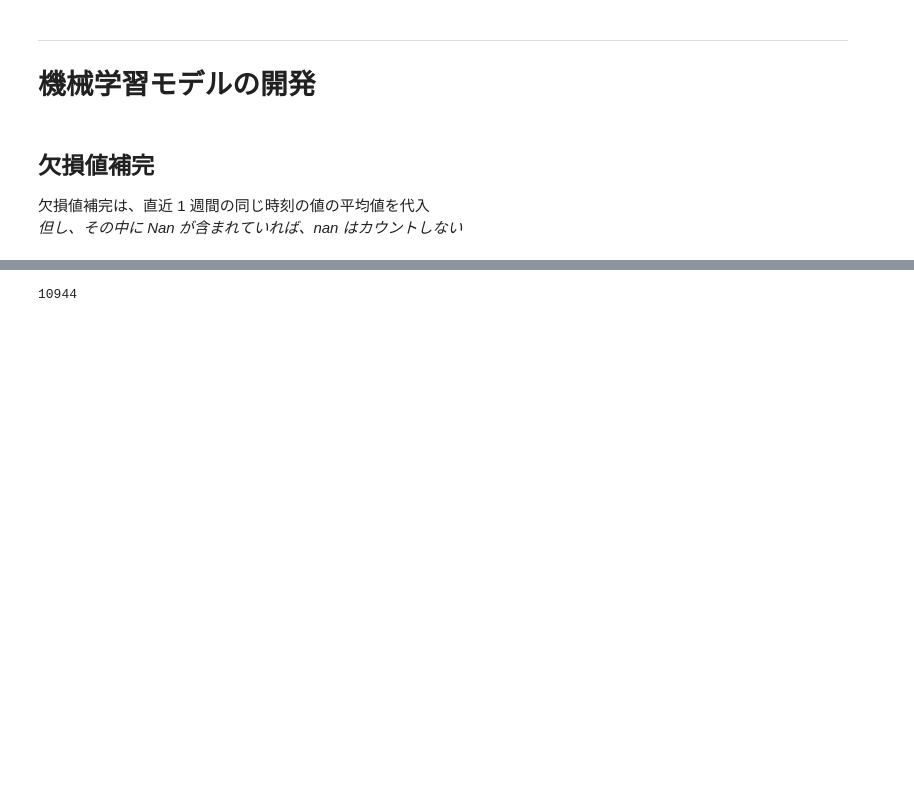
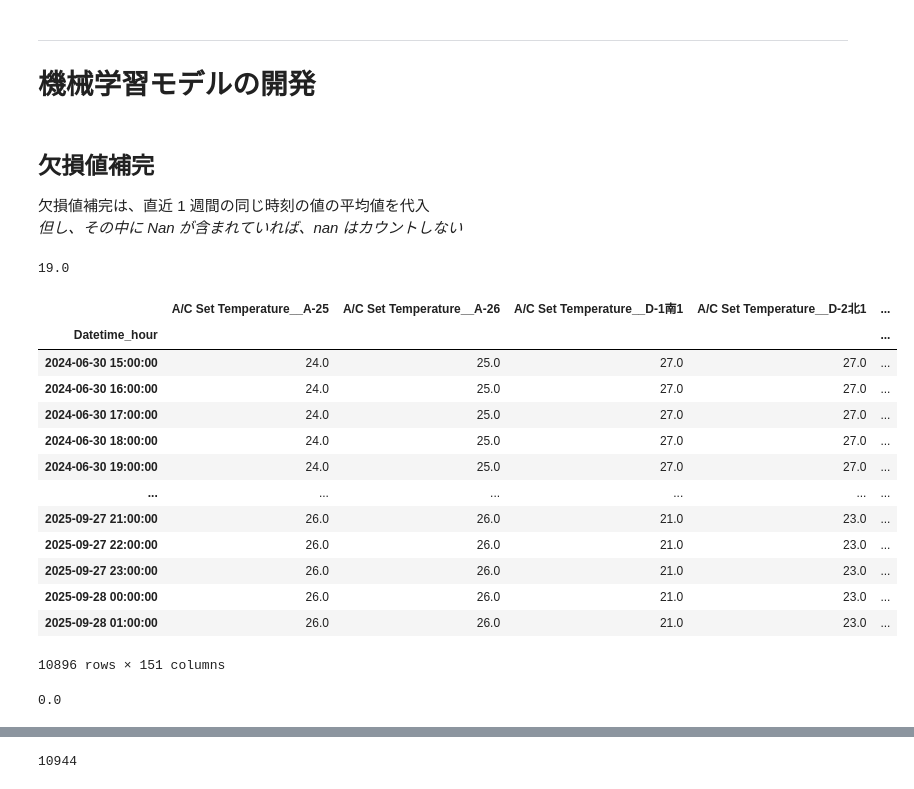
Before and after one commit to MENTERU/AIrux8_opti_logic_prod, a Jupyter notebook: services/airux8-optimize/notebooks/building_level_planner_東光作業.ipynb, the cells around one changed output, grey strips where cells are left out. Cells and saved outputs as stored; diff of their text form; code cells hidden in the pictures; blank space fills up the shorter version.

```diff
--- a/services/airux8-optimize/notebooks/building_level_planner_東光作業.ipynb
+++ b/services/airux8-optimize/notebooks/building_level_planner_東光作業.ipynb
@@ -569,0 +462,4 @@ def fill_missing_with_same_time_last_week(
+# %%
+hourly_merged["A/C Set Temperature__D-7南2"].min()
+# %% [output]
+19.0
@@ -570,6 +819,29 @@ def fill_missing_with_same_time_last_week(
 # %%
-hourly_filled = fill_missing_with_same_time_last_week(hourly_merged)
-hourly_filled = hourly_filled.fillna(0)
+hourly_filled = fill_missing_hvac(hourly_merged)
+# hourly_filled = hourly_filled.fillna(0)
+# %%
+hourly_filled = finalize_missing_hvac(hourly_filled)
+# %%
+hourly_filled
+# %% [output]
+|  | A/C Set Temperature__A-25 | A/C Set Temperature__A-26 | A/C Set Temperature__D-1南1 | A/C Set Temperature__D-2北1 | ... |
+| Datetime_hour |  |  |  |  | ... |
+| 2024-06-30 15:00:00 | 24.0 | 25.0 | 27.0 | 27.0 | ... |
+| 2024-06-30 16:00:00 | 24.0 | 25.0 | 27.0 | 27.0 | ... |
+| 2024-06-30 17:00:00 | 24.0 | 25.0 | 27.0 | 27.0 | ... |
+| 2024-06-30 18:00:00 | 24.0 | 25.0 | 27.0 | 27.0 | ... |
+| 2024-06-30 19:00:00 | 24.0 | 25.0 | 27.0 | 27.0 | ... |
+| ... | ... | ... | ... | ... | ... |
+| 2025-09-27 21:00:00 | 26.0 | 26.0 | 21.0 | 23.0 | ... |
+| 2025-09-27 22:00:00 | 26.0 | 26.0 | 21.0 | 23.0 | ... |
+| 2025-09-27 23:00:00 | 26.0 | 26.0 | 21.0 | 23.0 | ... |
+| 2025-09-28 00:00:00 | 26.0 | 26.0 | 21.0 | 23.0 | ... |
+| 2025-09-28 01:00:00 | 26.0 | 26.0 | 21.0 | 23.0 | ... |
+10896 rows × 151 columns
+# %%
+hourly_filled["total_kwh__49-9"].min()
+# %% [output]
+0.0
 # %%
 DataManager.show_status(hourly_filled)
 print(len(hourly_filled))
```
Also changed, not shown: parts of 33 cells of this notebook.
